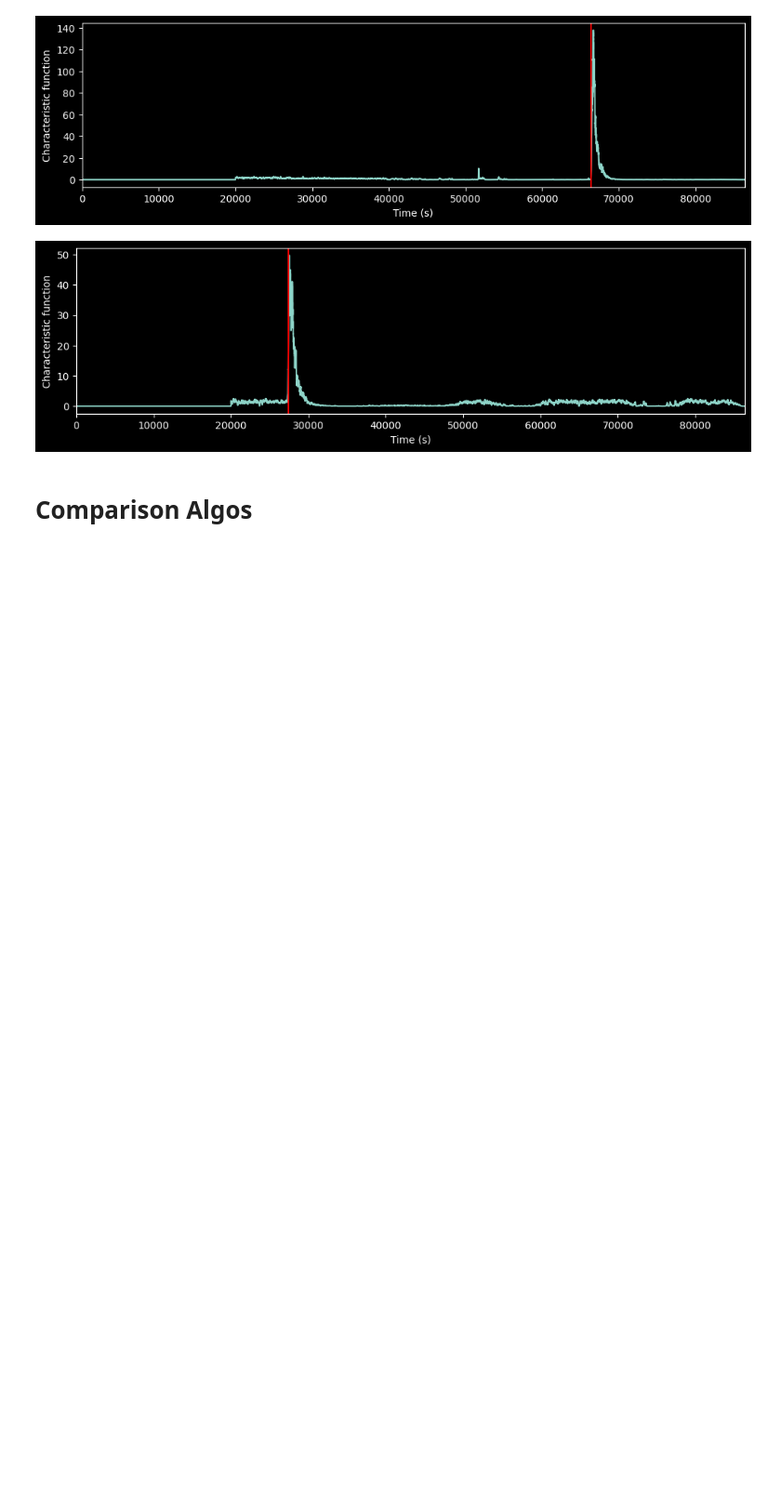
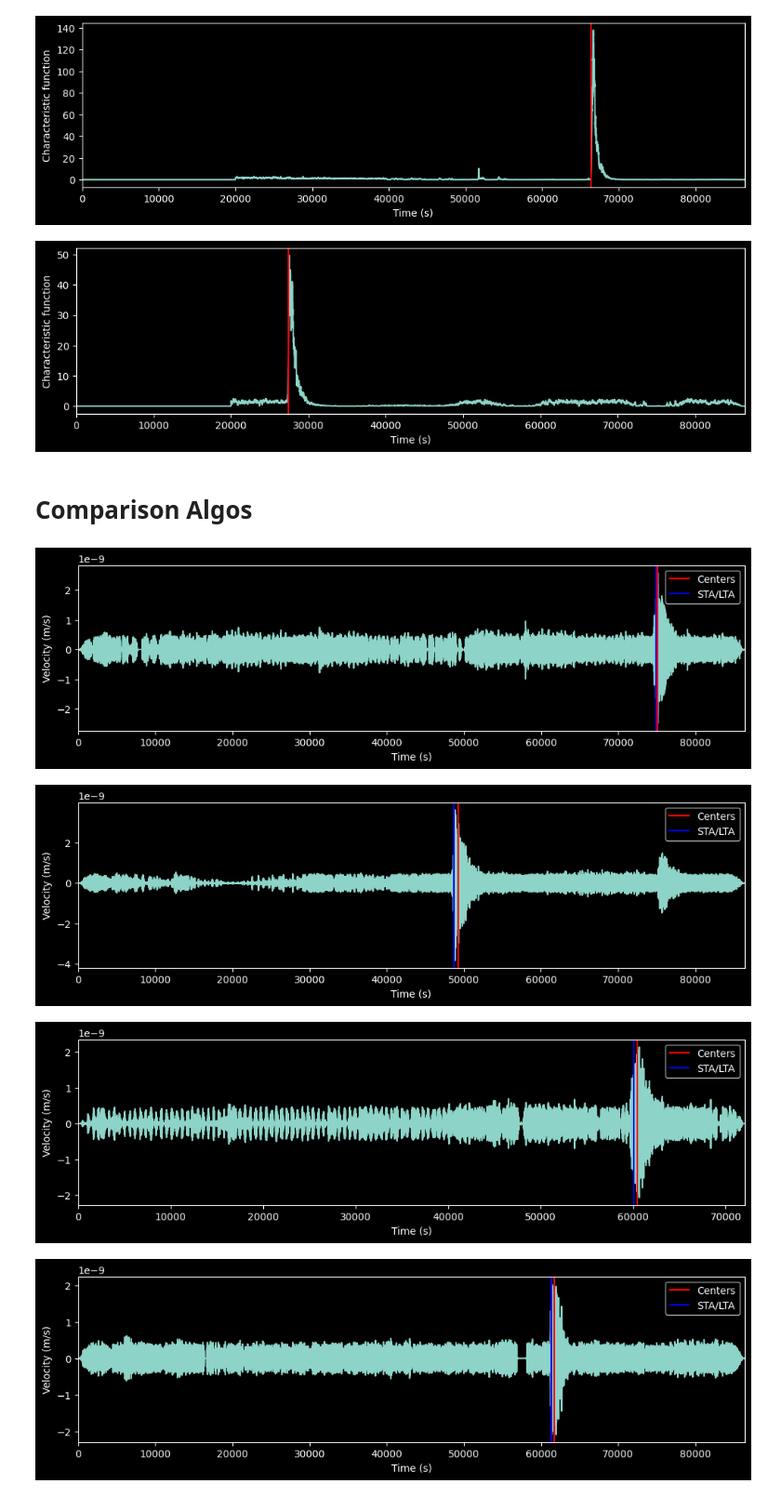
Before and after one commit to edo-ce/NASA_Space_Apps_Challenge_2024, a Jupyter notebook: test.ipynb, the cells around one changed output. Shown: that part at 93% size. Cells and saved outputs as stored; diff of their text form; code cells hidden in the pictures; blank space fills up the shorter version.

Commit message:
tests ok

```diff
--- a/test.ipynb
+++ b/test.ipynb
@@ -427,14 +427,42 @@ for i in range(10, 20):
     ax.set_ylabel('Characteristic function')
 # %% [markdown]
 # Comparison Algos
-# %%
-# comparison between centers and sta_lta methods
-
-# Load dataframes
-centers_moon = pd.read_csv('detections_moon_centers.csv')
-sta_lta_moon = pd.read_csv('detections_moon_sta_lta.csv')
-
-for i in range(10, 20):
-    name = centers_moon['filename'][i]
-    time = centers_moon['time_rel(sec)'][i]
-    file = get_file_from_name(name, moon_test
+# %%
+# comparison between centers and sta_lta methods
+
+import random
+
+# Load dataframes
+centers_moon = pd.read_csv('detections_lunar_centers.csv')
+sta_lta_moon = pd.read_csv('detections_lunar_sta_lta.csv')
+
+for i in np.random.randint(0, len(centers_moon), 10):
+    filename = centers_moon.loc[i]['filename']
+
+    try:
+        time_centers = centers_moon.loc[i]['time_rel(sec)']
+        time_sta_lta = sta_lta_moon[sta_lta_moon['filename'] == filename]['time_rel(sec)'].values[0]
+    except:
+        continue
+
+    file = get_file_from_name(filename, moon_test_path)
+    st = read(file)
+    st_filt = st.copy()
+    st_filt.filter('bandpass', freqmin=0.8, freqmax=1)
+    tr_times = st_filt[0].times()
+    tr_data = st_filt[0].data
+    ts = st_filt[0].stats.sampling_rate
+
+    fig, ax = plt.subplots(1,1,figsize=(12,3))
+    ax.plot(tr_times,tr_data)
+    ax.set_xlim([min(tr_times),max(tr_times)])
+    ax.axvline(x=time_centers, color='red',label='Centers')
+    ax.axvline(x=time_sta_lta, color='blue',label='STA/LTA')
+    ax.set_xlabel('Time (s)')
+    ax.set_ylabel('Velocity (m/s)')
+    ax.legend()
+# %% [output]
+[figure, added]
+[figure, added]
+[figure, added]
+[figure, added]
```
Also changed, not shown: parts of 1 cell of this notebook.
